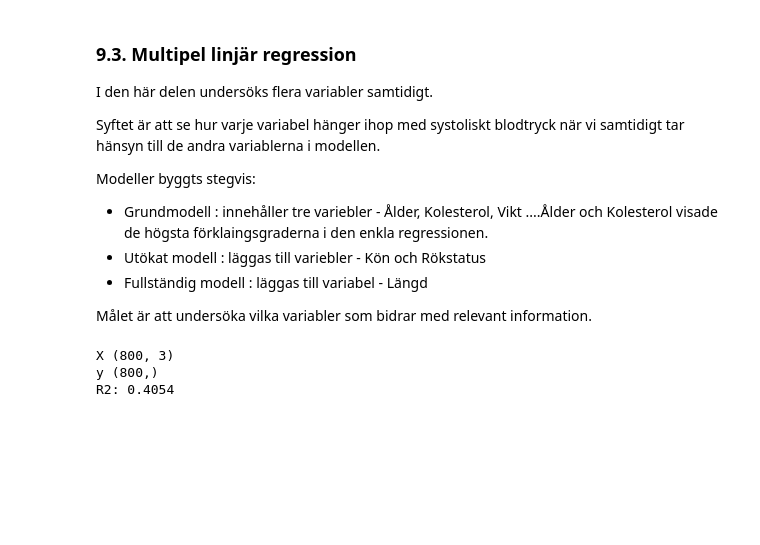
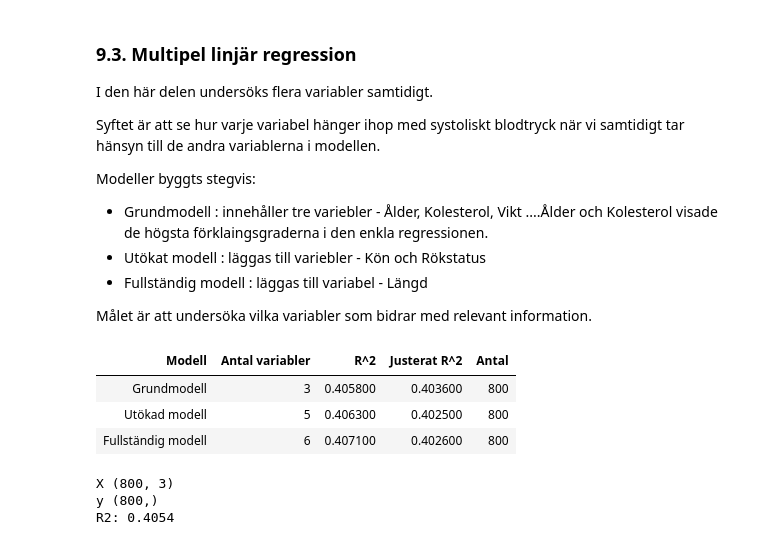
Before and after one commit to Yttak82/health_analysis, a Jupyter notebook: notebooks/analysis.ipynb, the cells around one changed output. Cells and saved outputs as stored; diff of their text form; code cells hidden in the pictures; blank space fills up the shorter version.

```diff
--- a/notebooks/analysis.ipynb
+++ b/notebooks/analysis.ipynb
@@ -707,6 +707,37 @@ Modeller byggts stegvis:
 * Fullständig modell : läggas till variabel - Längd
 
 Målet är att undersöka vilka variabler som bidrar med relevant information.
+# %%
+models ={
+    "Grundmodell": ["age", "cholesterol", "weight"],
+    "Utökad modell": ["age", "cholesterol", "weight", "sex", "smoker"],
+    "Fullständig modell":  ["age", "cholesterol", "weight", "sex", "smoker", "height"],
+}
+model_results = []
+for name, predictors in models.items():
+    model_i, X_i, y_i = analyzer.multiple_regression(predictors)
+
+    n = len(y_i)
+    p= X_i.shape[1]
+    r2 = model_i.score(X_i, y_i)
+    adjusted_r2 = 1 - (1 - r2) * (n - 1)/(n-p - 1)
+
+    model_results.append({
+        "Modell": name,
+        "Antal variabler": p,
+        "R^2": r2,
+        "Justerat R^2": adjusted_r2,
+        "Antal": n
+    })
+
+model_comparison = pd.DataFrame(model_results)
+
+display(model_comparison.round(4).style.hide(axis="index"))
+# %% [output]
+| Modell | Antal variabler | R^2 | Justerat R^2 | Antal |
+| Grundmodell | 3 | 0.405800 | 0.403600 | 800 |
+| Utökad modell | 5 | 0.406300 | 0.402500 | 800 |
+| Fullständig modell | 6 | 0.407100 | 0.402600 | 800 |
 # %%
 regression_analyzer = HealthAnalyzer(df)
 model, X, y = regression_analyzer.multiple_regression()
```
Also changed, not shown: parts of 7 cells of this notebook, 2 other files.
